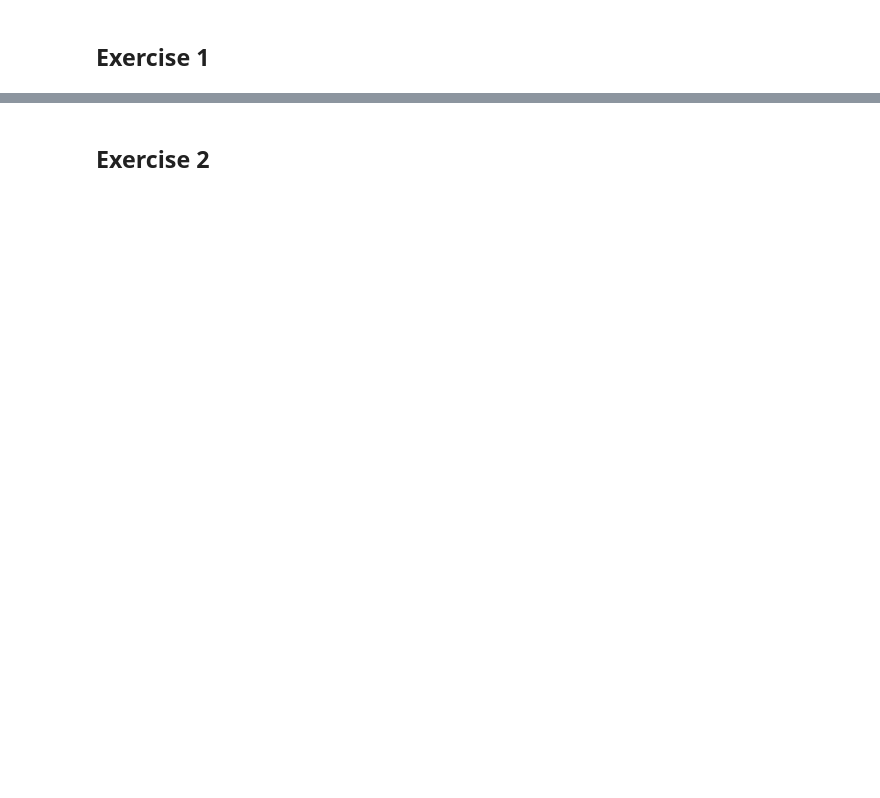
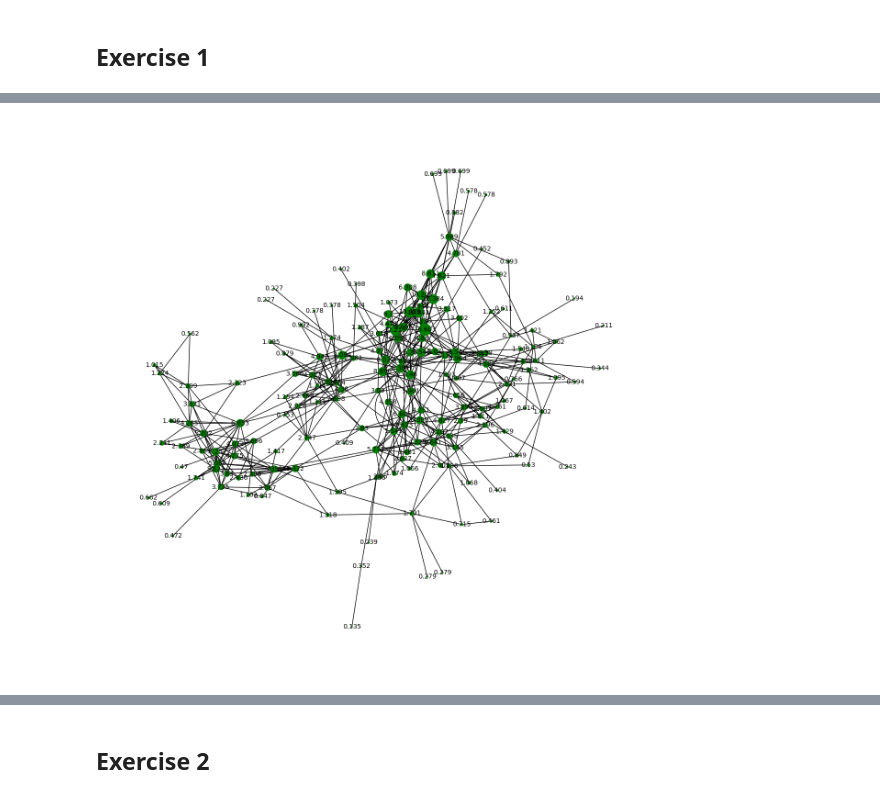
Before and after one commit to mhandt9/networks, a Jupyter notebook: ps1.ipynb, the cells around one changed output, grey strips where cells are left out. Saved outputs shown, nothing was run; the diff lists cells and outputs as text; code cells hidden in the pictures; blank space fills up the shorter version.

```diff
--- a/ps1.ipynb
+++ b/ps1.ipynb
@@ -73,0 +392,4 @@ ex1.aggregate_activity(plot=True)
+# %%
+bonacich_centralities = ex_one.compute_bonacich_centrality(beta=0.1)
+# %%
+school_graphs = ex_one.compute_activity(alpha=0.01, beta=0.1)
@@ -73,0 +416,6 @@ ex1.aggregate_activity(plot=True)
+# %%
+plt.figure(figsize=(12, 12))
+nx.draw(school_graphs[28]['graph'], with_labels=True, node_size=bonacich_centralities[28]*20, labels=labels_dict, node_color='green', font_size=10)
+plt.show()
+# %% [output]
+[figure, added]
```
Also changed, not shown: parts of 109 cells of this notebook.
